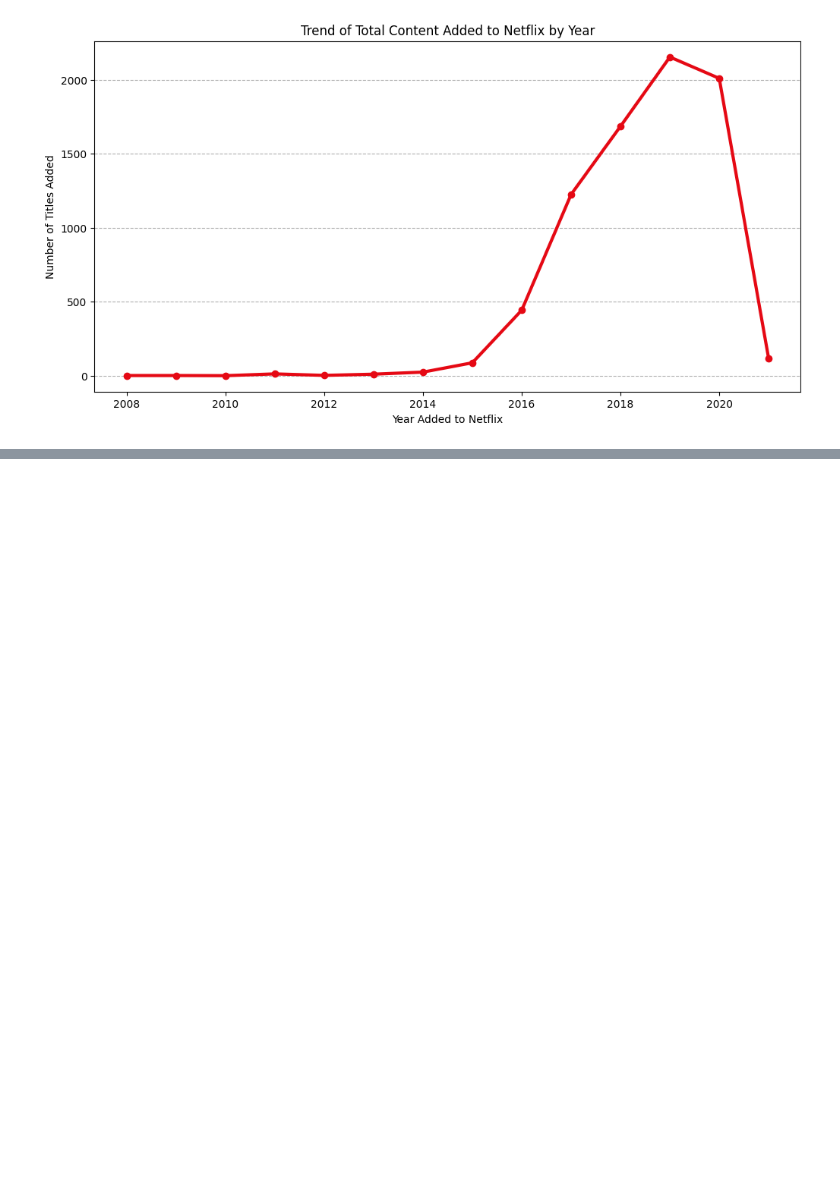
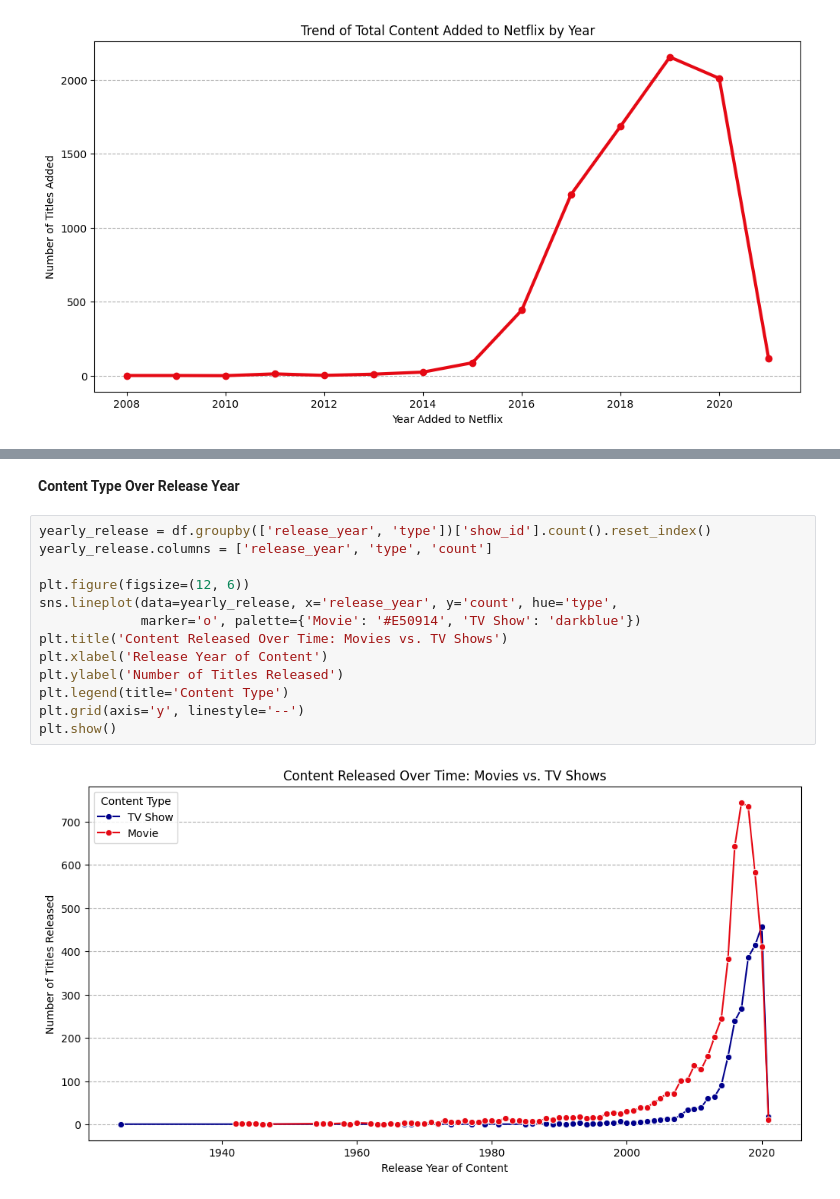
Before and after one commit to Cyber-Trinity/Data-Analysis, a Jupyter notebook: Investigating Netflix Movies/notebook.ipynb, the cells around one changed output, grey strips where cells are left out. Saved outputs shown, nothing was run; the diff lists cells and outputs as text; blank space fills up the shorter version.

```diff
--- a/Investigating Netflix Movies/notebook.ipynb
+++ b/Investigating Netflix Movies/notebook.ipynb
@@ -361,0 +392,17 @@ plt.show()
+# %% [markdown]
+**Content Type Over Release Year**
+# %%
+yearly_release = df.groupby(['release_year', 'type'])['show_id'].count().reset_index()
+yearly_release.columns = ['release_year', 'type', 'count']
+
+plt.figure(figsize=(12, 6))
+sns.lineplot(data=yearly_release, x='release_year', y='count', hue='type',
+             marker='o', palette={'Movie': '#E50914', 'TV Show': 'darkblue'})
+plt.title('Content Released Over Time: Movies vs. TV Shows')
+plt.xlabel('Release Year of Content')
+plt.ylabel('Number of Titles Released')
+plt.legend(title='Content Type')
+plt.grid(axis='y', linestyle='--')
+plt.show()
+# %% [output]
+[figure, added]
```
Also changed, not shown: parts of 18 cells of this notebook, 4 other files.
